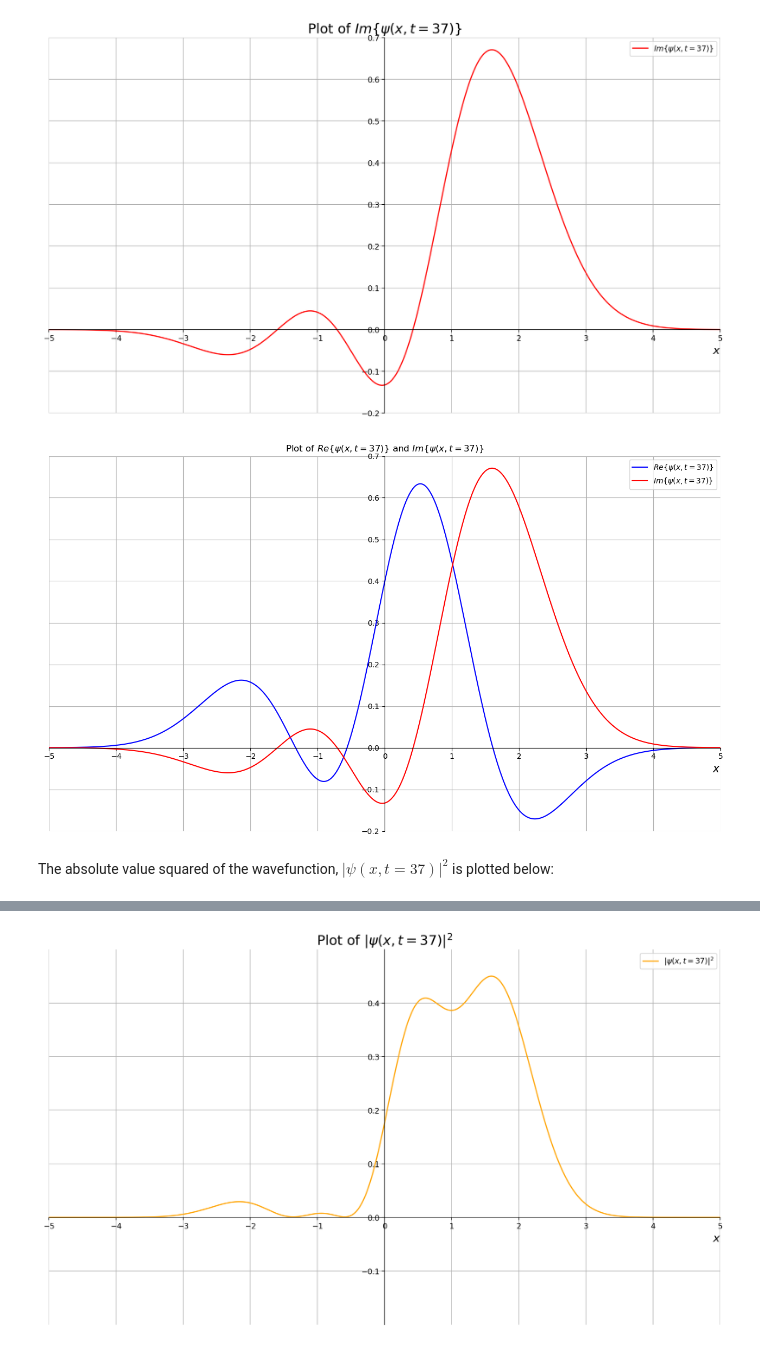
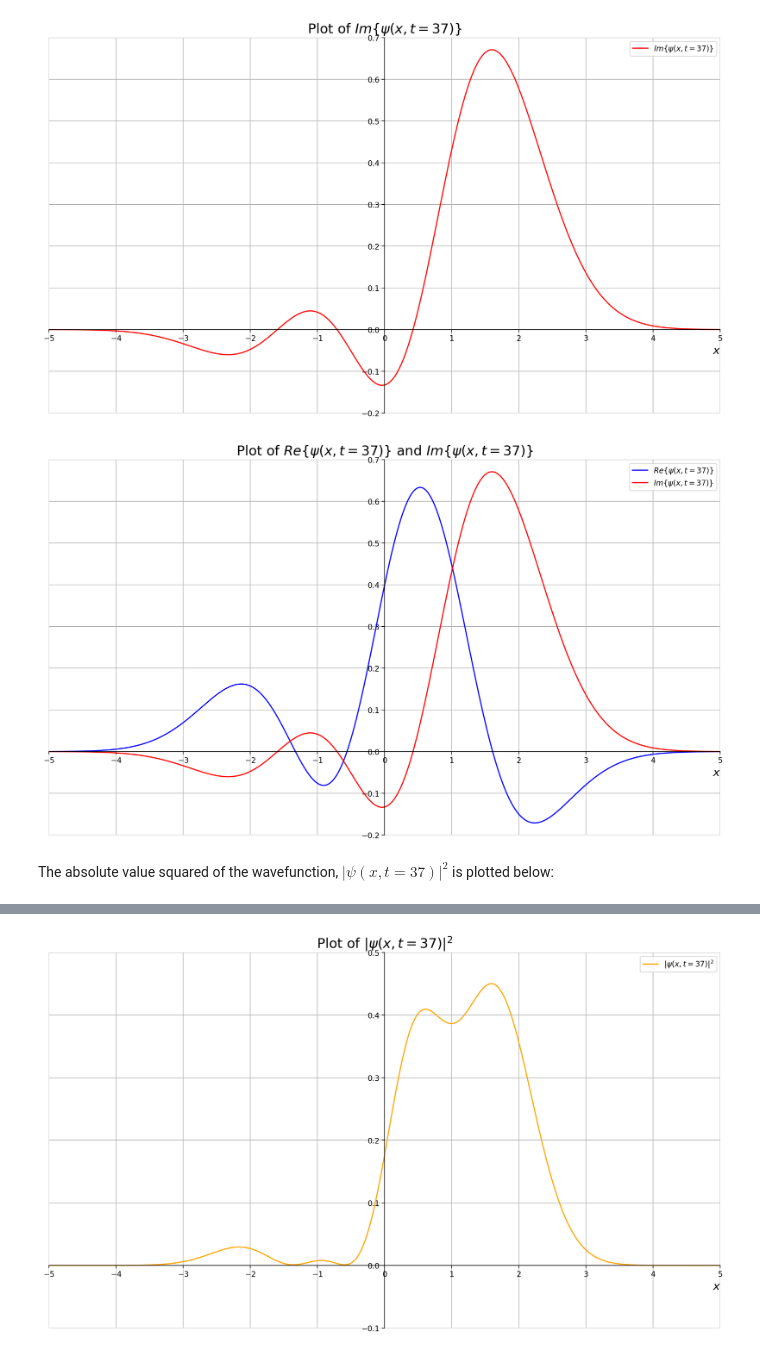
Before and after one commit to Rally0078/QHO, a Jupyter notebook: qho.ipynb, the cells around one changed output, grey strips where cells are left out. Drawn from its saved outputs; the diff is of its cells as text; code cells hidden in the pictures.

Commit message:
Changed dpi of plot

```diff
--- a/qho.ipynb
+++ b/qho.ipynb
@@ -108,13 +108,13 @@ plt.show()
 # %% [output]
 [figure]
 # %%
-fig, ax = plt.subplots(1,1, figsize=(16,9))
+fig, ax = plt.subplots(1,1, figsize=(16,9), dpi=200)
 ax.spines['top'].set_color('none')
 ax.spines['left'].set_position('zero')
 ax.spines['right'].set_color('none')
 ax.spines['bottom'].set_position('zero')
 
-ax.set_title(r'Plot of $Re\{\psi(x, t=37)\}$ and $Im\{\psi(x, t=37)\}$')
+ax.set_title(r'Plot of $Re\{\psi(x, t=37)\}$ and $Im\{\psi(x, t=37)\}$', fontsize=18)
 ax.set_xlim(-5,5)
 ax.set_xlabel(r'$x$', fontsize=15, loc='right')
 ax.set_ylim(-0.2,0.7)
@@ -128,7 +128,7 @@ plt.savefig('both.jpeg',bbox_inches='tight')
 
 plt.show()
 # %% [output]
-[figure, old version]
+[figure, new version]
 # %% [markdown]
 The absolute value squared of the wavefunction, $|\psi(x, t=37)|^2$ is plotted below:
 # %%
@@ -139,25 +139,25 @@ $\displaystyle 0.220676756493168 \left(\frac{0.530828103890687 \sqrt{2} x e^{- \
 # %%
 lam_psi_Abs = lambdify(x, psi_Abs, modules=['numpy'])
 x_var = linspace(-6,6,1000)
 psi_AbsPlot = lam_psi_Abs(x_var)
 
 fig, ax = plt.subplots(1,1, figsize=(16,9), dpi=200)
 ax.spines['top'].set_color('none')
 ax.spines['left'].set_position('zero')
 ax.spines['right'].set_color('none')
 ax.spines['bottom'].set_position('zero')
 
 ax.set_title(r'Plot of $|\psi(x, t=37)|^2$', fontsize=18)
 ax.set_xlim(-5,5)
 ax.set_xlabel(r'$x$', fontsize=15, loc='right')
-ax.set_ylim(-0.2,0.5)
+ax.set_ylim(-0.1,0.5)
 ax.set_xticks(arange(-5, 5.5, 1))
-ax.set_yticks(arange(-0.1,0.5,0.1))
+ax.set_yticks(arange(-0.1,0.6,0.1))
 ax.grid(True)
 ax.plot(x_var, psi_AbsPlot, label=r'$|\psi(x, t=37)|^2$', color='orange')
 ax.legend()
 plt.savefig('AbsSquare.jpeg',bbox_inches='tight')
 
 plt.show()
 # %% [output]
-[figure, old version]
+[figure, new version]
```
